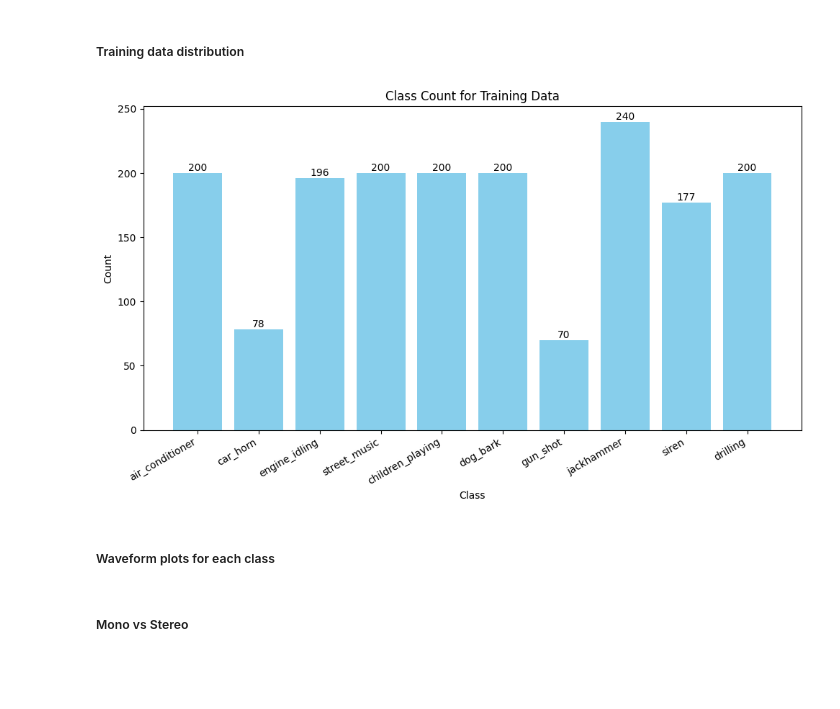
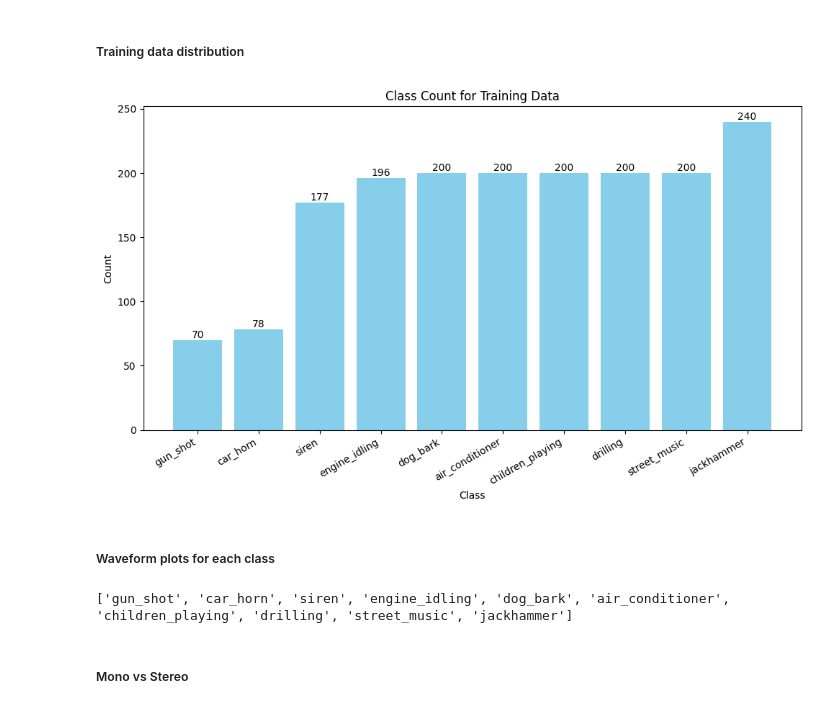
Before and after one commit to jasonmatthewsuhari/IT1244_UrbanSound, a Jupyter notebook: Urban Sound Analysis.ipynb, the cells around one changed output. Drawn from its saved outputs; the diff is of its cells as text; code cells hidden in the pictures; blank space fills up the shorter version.

Commit message:
EDA Category Plot Update
Sorted bar chart by count and used data from Drive

```diff
--- a/Urban Sound Analysis.ipynb
+++ b/Urban Sound Analysis.ipynb
@@ -128,30 +128,34 @@ test_data = np.array(temp_data)
 ##### Training data distribution
 # %%
  # Check how imbalanced training data is
-train_data_path = os.listdir('data/Train')
-class_count = {}
-for data in train_data_path:
-    class_name = data.split('__')[1].split('.')[0]
-    class_count[class_name] = class_count.get(class_name, 0) + 1
+distribution = {}
+for data in train_data:
+    category = data[2]
+    distribution[category] = distribution.get(category, 0) + 1
 
 # Training data distribution graph
-classes = class_count.keys()
-counts = class_count.values()
+sorted_categories = sorted_categories = sorted(distribution.keys(), key=lambda category: distribution[category])
+sorted_counts = [distribution[category] for category in sorted_categories]
+
 plt.figure(figsize=(10, 6))
-bars = plt.bar(classes, counts, color='skyblue')
-for bar, count in zip(bars, counts):
+bars = plt.bar(sorted_categories, sorted_counts, color='skyblue')
+for bar, count in zip(bars, sorted_counts):
     plt.text(bar.get_x() + bar.get_width() / 2, bar.get_height(), str(count), ha='center', va='bottom')
 plt.xlabel('Class')
 plt.ylabel('Count')
 plt.title('Class Count for Training Data')
 plt.xticks(rotation=30, ha='right')  # Rotate x-axis labels for better readability
 plt.tight_layout()
 
 # Training data seems to be sufficiently balanced?
 # %% [output]
-[figure, old version]
+[figure, new version]
 # %% [markdown]
 ##### Waveform plots for each class
+# %%
+print(sorted_categories)
+# %% [output]
+['gun_shot', 'car_horn', 'siren', 'engine_idling', 'dog_bark', 'air_conditioner', 'children_playing', 'drilling', 'street_music', 'jackhammer']
 # %%
 
 # Function to plot waveplot for a random audio sample in a class
```
